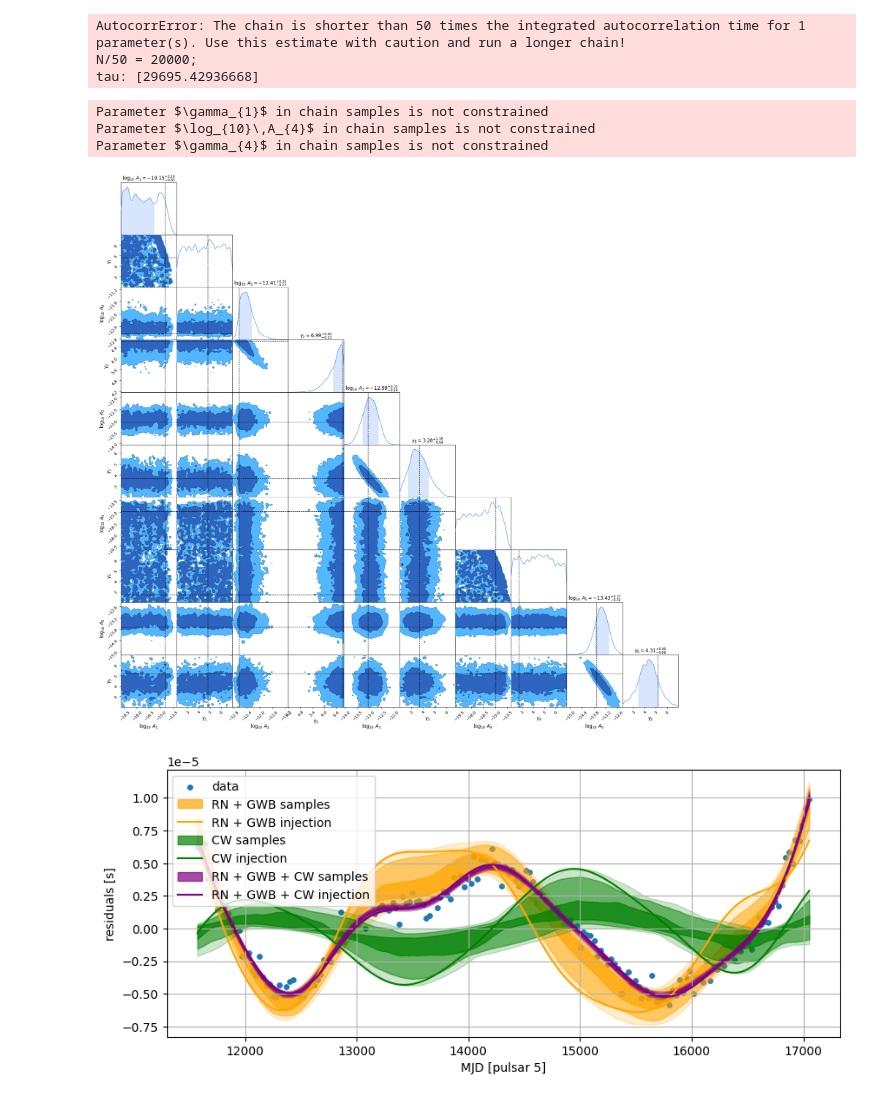
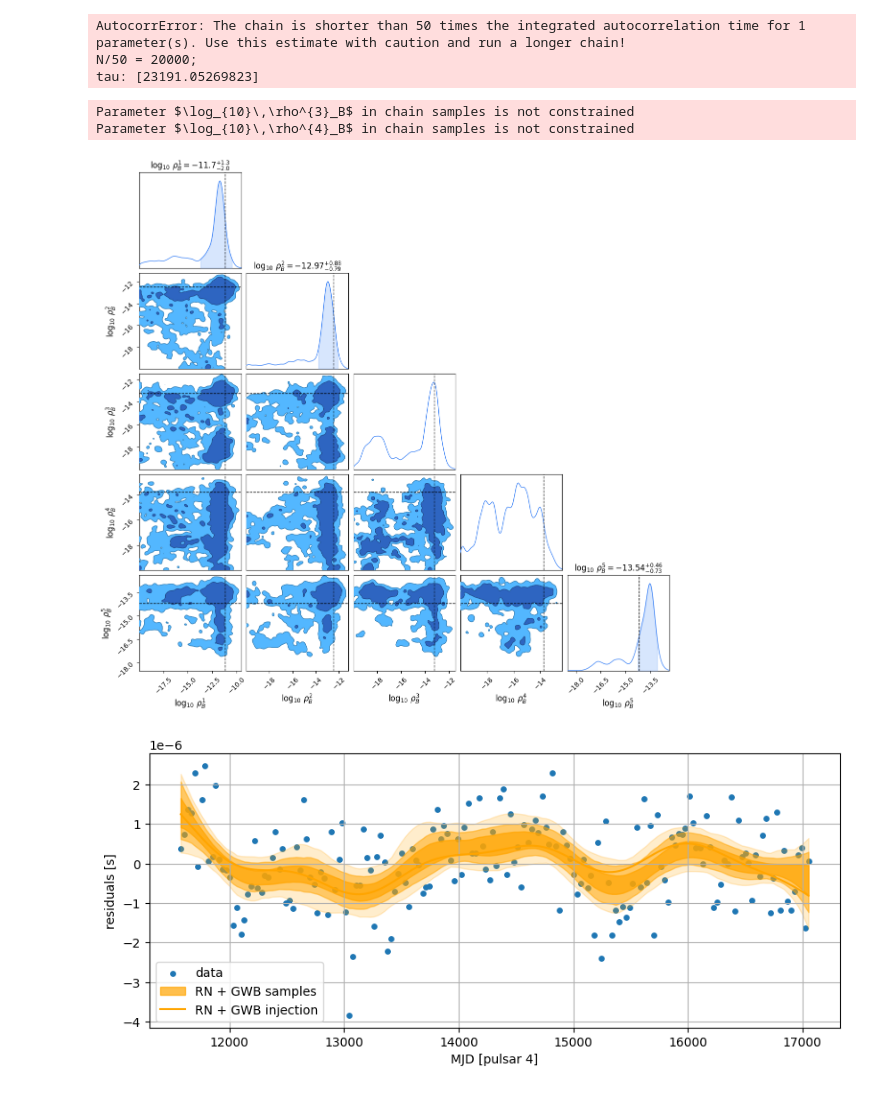
Before and after one commit to aiden-g12321/PTA_joint, a Jupyter notebook: ptmcmc.ipynb, the cells around one changed output. Cells and saved outputs as stored; diff of their text form; code cells hidden in the pictures.

```diff
--- a/ptmcmc.ipynb
+++ b/ptmcmc.ipynb
@@ -22,11 +22,12 @@ config.update('jax_enable_x64', True)
 pta = PTA(Np=5,
           Tspan_yr=15.,
           Nf=5,
-          model_wn=True,
+          model_wn=False,
           model_rn=True,
           model_gwb=True,
-          model_cw=True,
-          seed=1)
+          model_cw=False,
+          gwb_free_spectral=True,
+          seed=0)
 l = get_likelihood_obj(pta)
 # %%
 # plot data and injected signals
@@ -53,22 +54,22 @@ plt.show()
 def lnpost(x):
 
     # unpack parameters
-    efacs = x[pta.efac_ndxs]
+    # efacs = x[pta.efac_ndxs]
     rn_hypers = x[pta.rn_ndxs]
     gwb_hypers = x[pta.gwb_ndxs]
-    cw_psr_params = x[pta.cw_psr_ndxs]
-    psr_dists = x[pta.psr_dist_ndxs]
+    # cw_psr_params = x[pta.cw_psr_ndxs]
+    # psr_dists = x[pta.psr_dist_ndxs]
     a = x[pta.a_ndxs]
 
     # prior
     lnprior_val = l.uniform_lnprior(x)
     # lnprior_val += l.a_lnprior_rn(rn_hypers, a)
-    lnprior_val += l.a_lnprior_rn_gwb(rn_hypers, gwb_hypers, a)
-    lnprior_val += l.psr_dist_lnprior(psr_dists)
+    lnprior_val += l.a_lnprior_rn_gwb_free_spectral(rn_hypers, gwb_hypers, a)
+    # lnprior_val += l.psr_dist_lnprior(psr_dists)
 
     # likelihood
-    a_cw = pta.get_CW_coefficients(cw_psr_params).flatten()
-    lnlike_val = l.lnlike(efacs, a + a_cw)
+    # a_cw = pta.get_CW_coefficients(cw_psr_params).flatten()
+    lnlike_val = l.lnlike(pta.efacs_inj, a)
 
     return lnprior_val + lnlike_val
 
@@ -104,11 +105,11 @@ states, lnposts, temperature_ladder = ptmcmc.ptmcmc_sampler(num_samples=num_samp
                                                             x0=pta.x_inj,
                                                             x_mins=pta.x_mins,
                                                             x_maxs=pta.x_maxs,
-                                                            temperature_ladder=1.2**jnp.arange(num_chains),
+                                                            temperature_ladder=1.15**jnp.arange(num_chains),
                                                             Fisher_jump_weight=20.,
                                                             DE_jump_weight=0.,
-                                                            PT_swap_weight=20.,
-                                                            Fisher_update_rate=0.05,
+                                                            PT_swap_weight=10.,
+                                                            Fisher_update_rate=0.01,
                                                             DE_history_with_Fisher=False,
                                                             seed=21)
 # %% [output]
@@ -146,22 +147,21 @@ samples.plt_auto_corr()
 # %% [output]
 AutocorrError: The chain is shorter than 50 times the integrated autocorrelation time for 1 parameter(s). Use this estimate with caution and run a longer chain!
 N/50 = 20000;
-tau: [29695.42936668]
+tau: [23191.05269823]
 # %%
-samples.corner_plt(pta.rn_ndxs)
+samples.corner_plt(pta.gwb_ndxs)
 # %% [output]
-Parameter $\gamma_{1}$ in chain samples is not constrained
-Parameter $\log_{10}\,A_{4}$ in chain samples is not constrained
-Parameter $\gamma_{4}$ in chain samples is not constrained
+Parameter $\log_{10}\,\rho^{3}_B$ in chain samples is not constrained
+Parameter $\log_{10}\,\rho^{4}_B$ in chain samples is not constrained
-[figure, old version]
+[figure, new version]
 # %%
 # Bayesogram
-psr_ndx = 4
+psr_ndx = 3
 samples_arr = samples.samples
 fair_draw_ndxs = np.random.choice(samples_arr.shape[0], (1000,))
 
 # percentile layers for plotting densities of samples
-percentile_layers = [2.5, 10., 30.]
+percentile_layers = [0.15, 2.5, 16.]
 alphas = [0.2, 0.5, 0.7]
 
 # plot data, samples, and injected signals
@@ -194,31 +194,31 @@ if pta.model_cw:
             plt.fill_between(pta.MJDs[psr_ndx], np.percentile(cw_signals, percentile, axis=0),
                             np.percentile(cw_signals, 100. - percentile, axis=0),
                             color='green', alpha=alpha)
         else:
             plt.fill_between(pta.MJDs[psr_ndx], np.percentile(cw_signals, percentile, axis=0),
                             np.percentile(cw_signals, 100. - percentile, axis=0),
                             color='green', alpha=alpha, label='CW samples')
     cw_residuals_inj = pta.Rs[psr_ndx] @ pta.Fs[psr_ndx] @ pta.get_CW_coefficients(pta.x_inj[pta.cw_psr_ndxs])[psr_ndx]
     plt.plot(pta.MJDs[psr_ndx], pta.Rs[psr_ndx] @ cw_residuals_inj, color='green', label='CW injection')
 
 # Bayesogram for RN + GWB + CW
 if pta.model_rn and pta.model_gwb and pta.model_cw:
     signals = cw_signals + rn_gwb_signals
     for percentile, alpha in zip(percentile_layers, alphas):
         if percentile != percentile_layers[-1]:
             plt.fill_between(pta.MJDs[psr_ndx], np.percentile(signals, percentile, axis=0),
                             np.percentile(signals, 100. - percentile, axis=0),
                             color='purple', alpha=alpha)
         else:
             plt.fill_between(pta.MJDs[psr_ndx], np.percentile(signals, percentile, axis=0),
                             np.percentile(signals, 100. - percentile, axis=0),
                             color='purple', alpha=alpha, label='RN + GWB + CW samples')
     plt.plot(pta.MJDs[psr_ndx], rn_gwb_residuals_inj + cw_residuals_inj, color='purple', label='RN + GWB + CW injection')
 
 plt.xlabel(f'MJD [pulsar {psr_ndx + 1}]')
 plt.ylabel('residuals [s]')
 plt.legend()
 plt.grid()
 plt.show()
 # %% [output]
-[figure, old version]
+[figure, new version]
```
Also changed, not shown: parts of 5 cells of this notebook, 11 other files.
